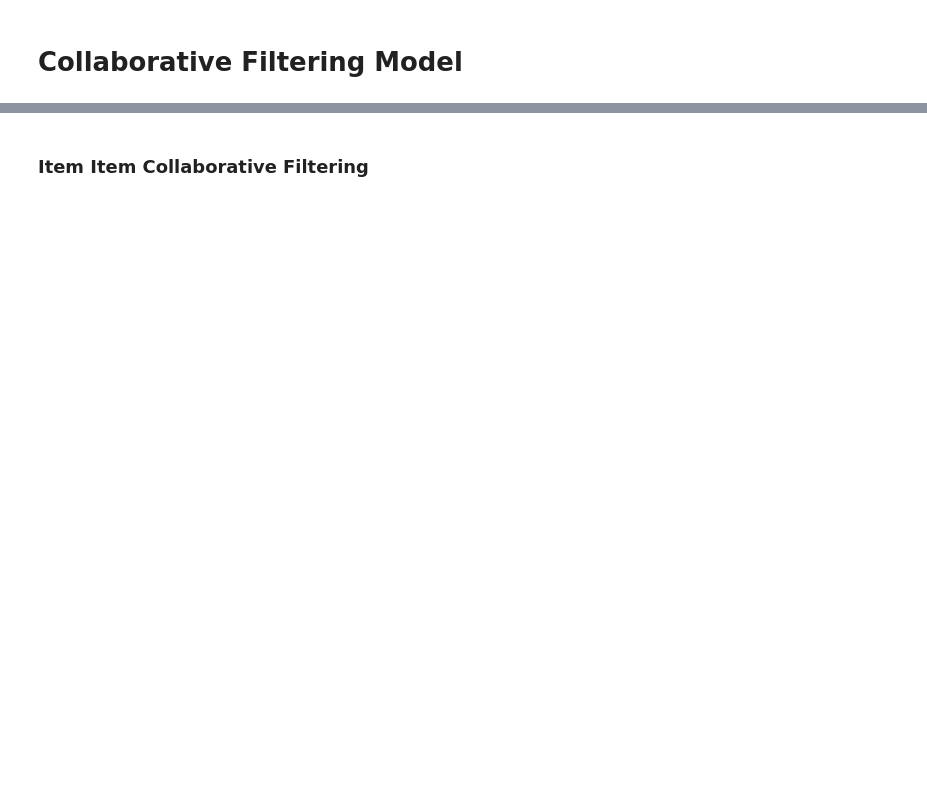
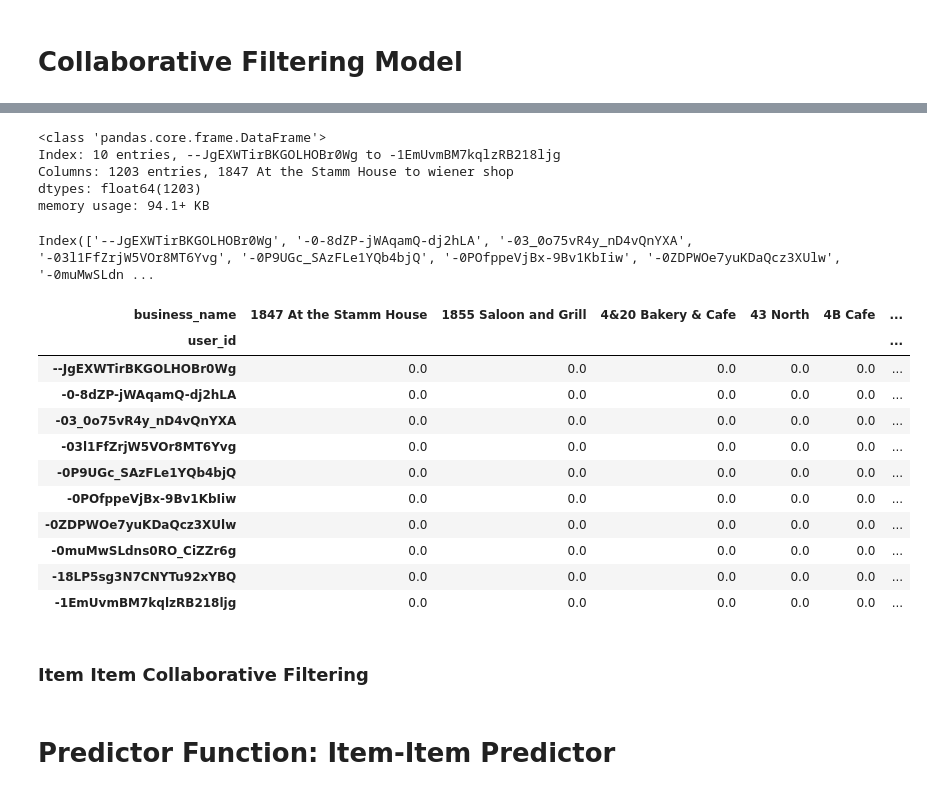
Before and after one commit to Ajinth/Recommender-System, a Jupyter notebook: Code/Yelp_Recommender_System.ipynb, the cells around one changed output, grey strips where cells are left out. Saved outputs shown, nothing was run; the diff lists cells and outputs as text; code cells hidden in the pictures; blank space fills up the shorter version.

```diff
--- a/Code/Yelp_Recommender_System.ipynb
+++ b/Code/Yelp_Recommender_System.ipynb
@@ -632,0 +641,29 @@ plt.ylabel('Review Count')
+# %%
+restaurants_df = sparse_m.head(10)
+# %%
+restaurants_df.info()
+# %% [output]
+<class 'pandas.core.frame.DataFrame'>
+Index: 10 entries, --JgEXWTirBKGOLHOBr0Wg to -1EmUvmBM7kqlzRB218ljg
+Columns: 1203 entries, 1847 At the Stamm House to wiener shop
+dtypes: float64(1203)
+memory usage: 94.1+ KB
+# %%
+restaurants_df.index
+# %% [output]
+Index(['--JgEXWTirBKGOLHOBr0Wg', '-0-8dZP-jWAqamQ-dj2hLA', '-03_0o75vR4y_nD4vQnYXA', '-03l1FfZrjW5VOr8MT6Yvg', '-0P9UGc_SAzFLe1YQb4bjQ', '-0POfppeVjBx-9Bv1KbIiw', '-0ZDPWOe7yuKDaQcz3XUlw', '-0muMwSLdn ...
+# %%
+restaurants_df
+# %% [output]
+| business_name | 1847 At the Stamm House | 1855 Saloon and Grill | 4&20 Bakery & Cafe | 43 North | 4B Cafe | ... |
+| user_id |  |  |  |  |  | ... |
+| --JgEXWTirBKGOLHOBr0Wg | 0.0 | 0.0 | 0.0 | 0.0 | 0.0 | ... |
+| -0-8dZP-jWAqamQ-dj2hLA | 0.0 | 0.0 | 0.0 | 0.0 | 0.0 | ... |
+| -03_0o75vR4y_nD4vQnYXA | 0.0 | 0.0 | 0.0 | 0.0 | 0.0 | ... |
+| -03l1FfZrjW5VOr8MT6Yvg | 0.0 | 0.0 | 0.0 | 0.0 | 0.0 | ... |
+| -0P9UGc_SAzFLe1YQb4bjQ | 0.0 | 0.0 | 0.0 | 0.0 | 0.0 | ... |
+| -0POfppeVjBx-9Bv1KbIiw | 0.0 | 0.0 | 0.0 | 0.0 | 0.0 | ... |
+| -0ZDPWOe7yuKDaQcz3XUlw | 0.0 | 0.0 | 0.0 | 0.0 | 0.0 | ... |
+| -0muMwSLdns0RO_CiZZr6g | 0.0 | 0.0 | 0.0 | 0.0 | 0.0 | ... |
+| -18LP5sg3N7CNYTu92xYBQ | 0.0 | 0.0 | 0.0 | 0.0 | 0.0 | ... |
+| -1EmUvmBM7kqlzRB218ljg | 0.0 | 0.0 | 0.0 | 0.0 | 0.0 | ... |
@@ -634,0 +727,2 @@ plt.ylabel('Review Count')
+# %% [markdown]
+# Predictor Function: Item-Item Predictor
```
Also changed, not shown: parts of 24 cells of this notebook, 1 other file.
